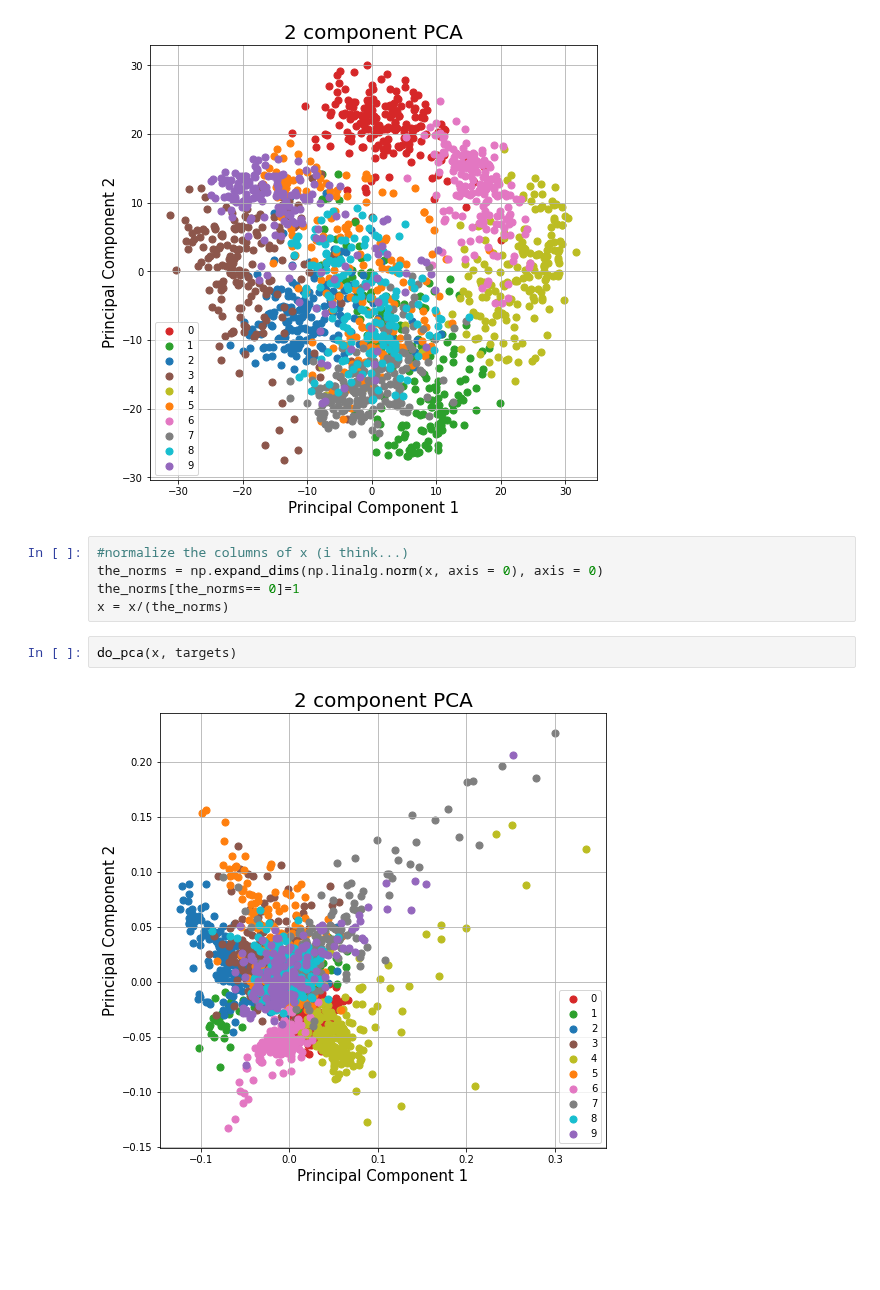
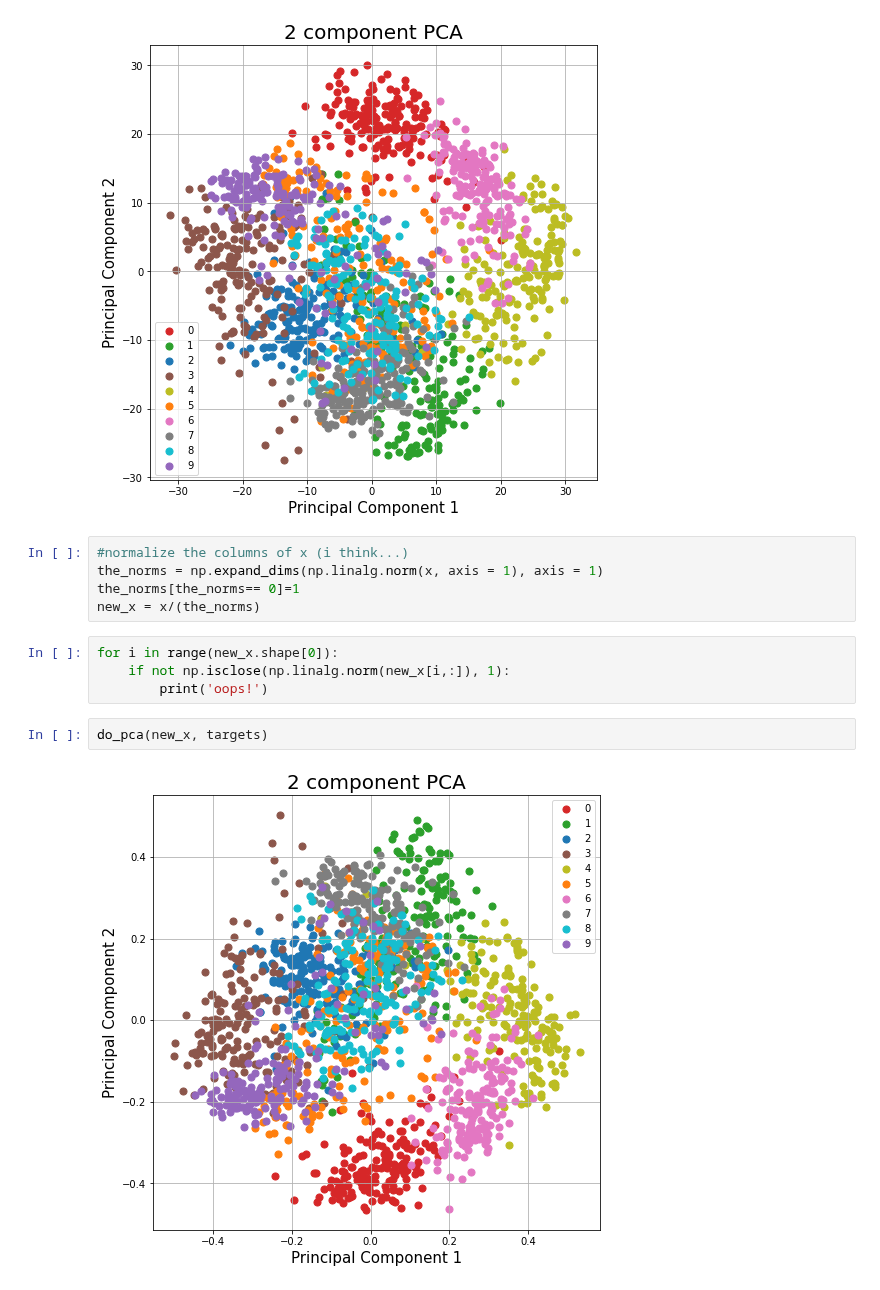
Before and after one commit to nmank/FlagIRLS, a Jupyter notebook: newPCA.ipynb, the cells around one changed output. Drawn from its saved outputs; the diff is of its cells as text; blank space fills up the shorter version.

```diff
--- a/newPCA.ipynb
+++ b/newPCA.ipynb
@@ -135,10 +158,14 @@ do_pca(x, targets)
 [figure]
 # %%
 #normalize the columns of x (i think...)
-the_norms = np.expand_dims(np.linalg.norm(x, axis = 0), axis = 0)
+the_norms = np.expand_dims(np.linalg.norm(x, axis = 1), axis = 1)
 the_norms[the_norms== 0]=1
-x = x/(the_norms)
+new_x = x/(the_norms)
+# %%
+for i in range(new_x.shape[0]):
+    if not np.isclose(np.linalg.norm(new_x[i,:]), 1):
+        print('oops!')
 # %%
-do_pca(x, targets)
+do_pca(new_x, targets)
 # %% [output]
-[figure, old version]
+[figure, new version]
```
Also changed, not shown: parts of 10 cells of this notebook, 1 other file.
